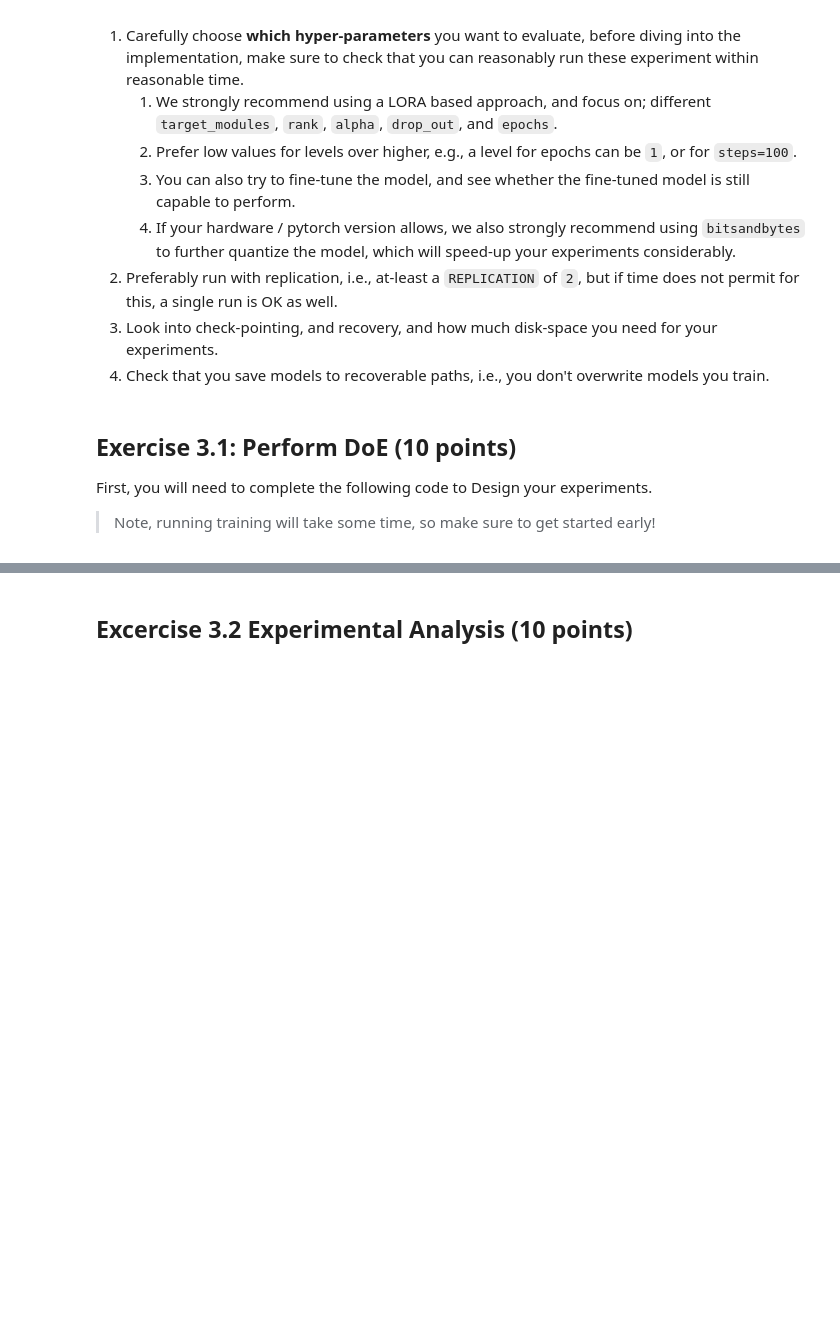
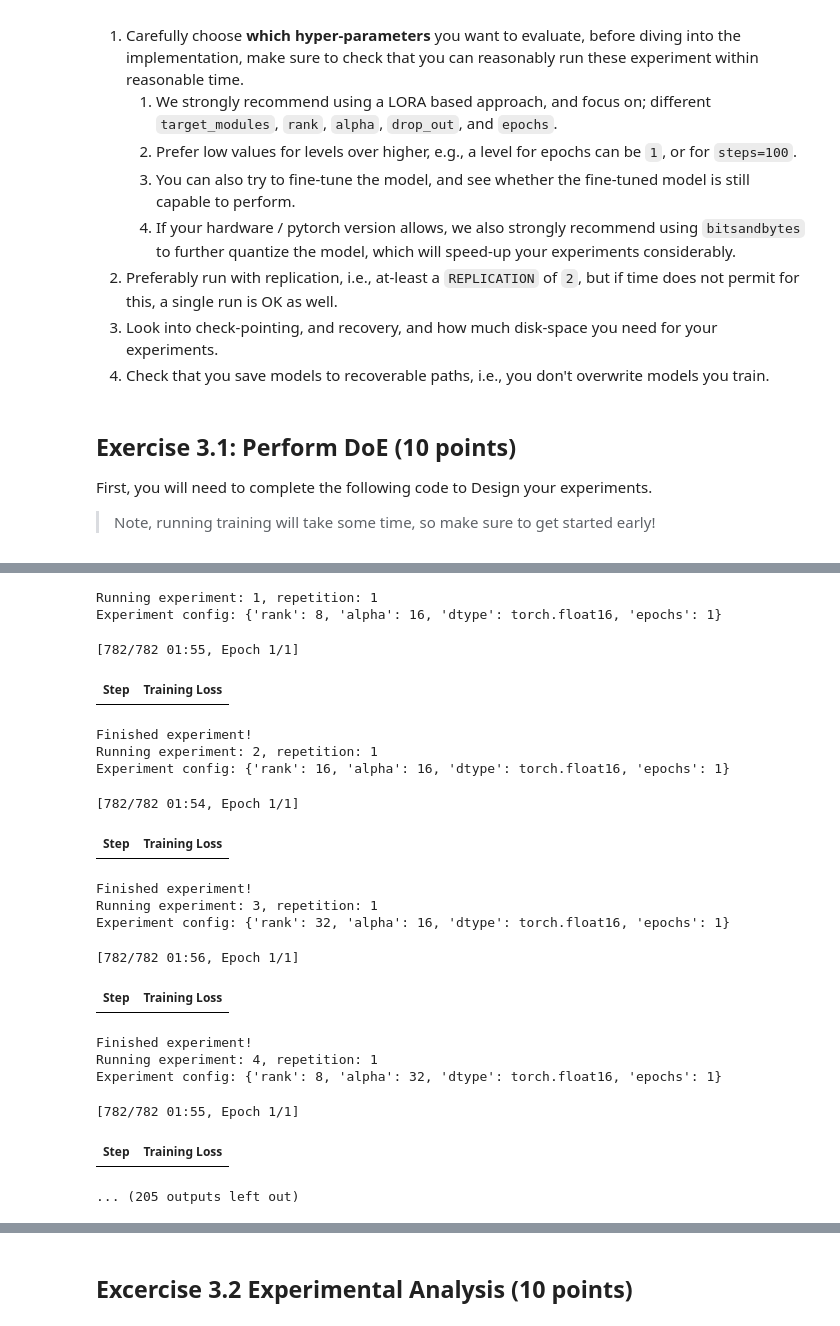
Before and after one commit to Sosekie/MSGAI, a Jupyter notebook: Lab/fcr_homework_llm.ipynb, the cells around one changed output, grey strips where cells are left out. Cells and saved outputs as stored; diff of their text form; code cells hidden in the pictures; blank space fills up the shorter version.

```diff
--- a/Lab/fcr_homework_llm.ipynb
+++ b/Lab/fcr_homework_llm.ipynb
@@ -2015,7 +2339,8 @@ train_dataset.set_format(type='torch', columns=['input_ids', 'labels'])
 EXPERIMENT_CONFIGURATIONS = []
 for repetition in range(REPETITIONS):
     for experiment_id, config_row in enumerate(experiment_configs.iterrows()):
-        experiment_config = {k[0]: parameter_levels[k[0]][v] for k, v in config_row[1].to_dict().items()}
+        # experiment_config = {k[0]: parameter_levels[k[0]][v] for k, v in config_row[1].to_dict().items()}
+        experiment_config = {k[0]: parameter_levels[k[0]][int(v)] for k, v in config_row[1].to_dict().items()}
 
         EXPERIMENT_CONFIGURATIONS.append(experiment_config)
         print(f"Running experiment: {experiment_id + 1}, repetition: {repetition + 1}")
@@ -2052,31 +2377,52 @@ for repetition in range(REPETITIONS):
             auto_find_batch_size=False,
             per_device_train_batch_size=TRAIN_BATCH_SIZE,
             learning_rate=1e-4,
             num_train_epochs=epochs,
             logging_steps=1000,     # You might need to change this, esp. if you subsample the train set.
             # max_steps=10000,        # You can use this instead of epochs, for more fine-grained control.
             save_total_limit=2,     # Limit the number of checkpoints to save
             save_strategy='steps',
             save_steps=1000         # You might need to change this
         )
         # END OF YOUR UPDATE CODE
 
         peft_model = get_peft_model(
             model=original_model,
             peft_config=lora_config,
         )
         peft_model, peft_trainer = train_model(
             peft_model=peft_model,
             peft_training_args=peft_training_args,
             output_dir=output_dir,
             train_set=train_dataset,
             test_set=None,
         )
         peft_model.save_pretrained(output_dir)
 
         del peft_model, peft_trainer
         if device == 'cuda':
             torch.cuda.empty_cache()
 
         print('Finished experiment!')
+# %% [output]
+Running experiment: 1, repetition: 1
+Experiment config: {'rank': 8, 'alpha': 16, 'dtype': torch.float16, 'epochs': 1}
+[782/782 01:55, Epoch 1/1]
+| Step | Training Loss |
+Finished experiment!
+Running experiment: 2, repetition: 1
+Experiment config: {'rank': 16, 'alpha': 16, 'dtype': torch.float16, 'epochs': 1}
+[782/782 01:54, Epoch 1/1]
+| Step | Training Loss |
+Finished experiment!
+Running experiment: 3, repetition: 1
+Experiment config: {'rank': 32, 'alpha': 16, 'dtype': torch.float16, 'epochs': 1}
+[782/782 01:56, Epoch 1/1]
+| Step | Training Loss |
+Finished experiment!
+Running experiment: 4, repetition: 1
+Experiment config: {'rank': 8, 'alpha': 32, 'dtype': torch.float16, 'epochs': 1}
+[782/782 01:55, Epoch 1/1]
+| Step | Training Loss |
+... (205 outputs left out)
 # %%
```
Also changed, not shown: parts of 23 cells of this notebook, 4 other files.
